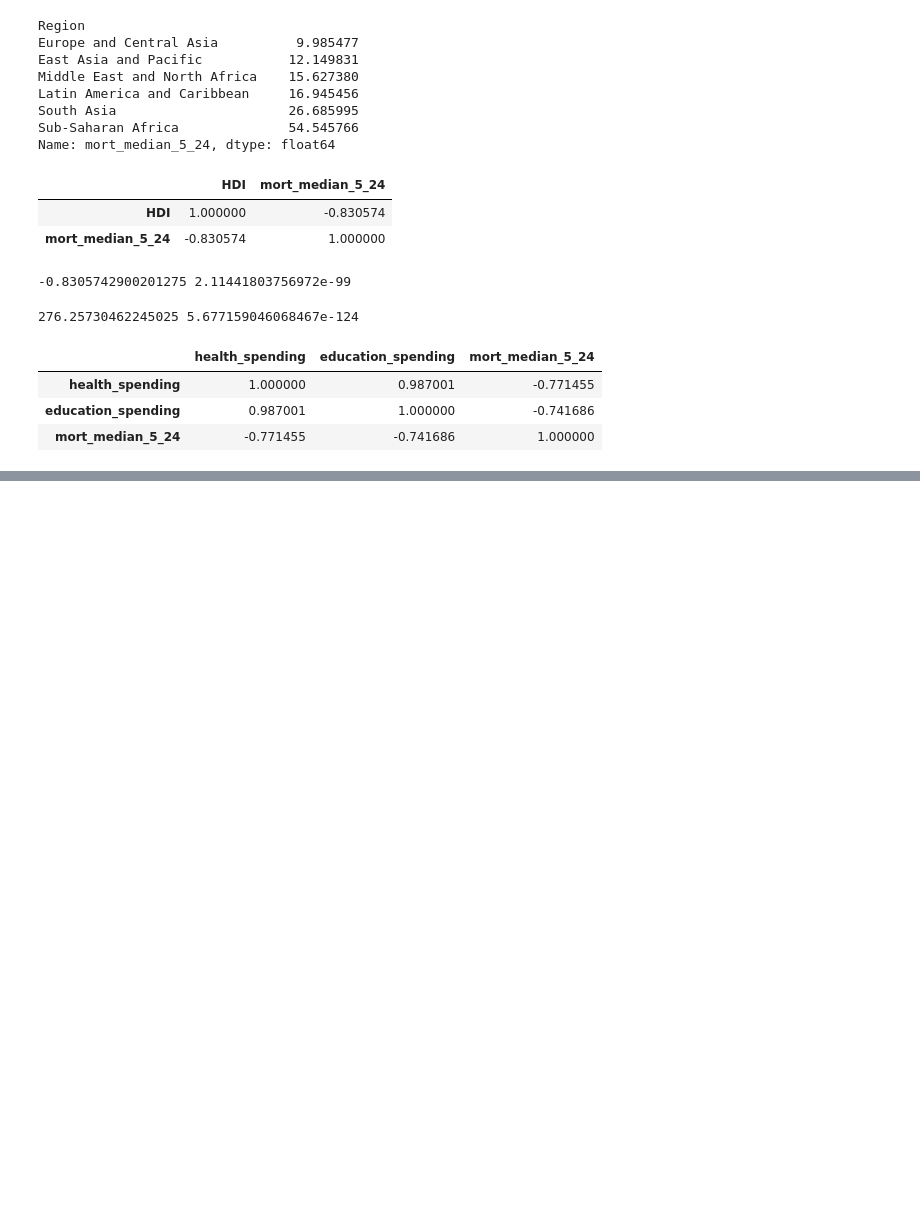
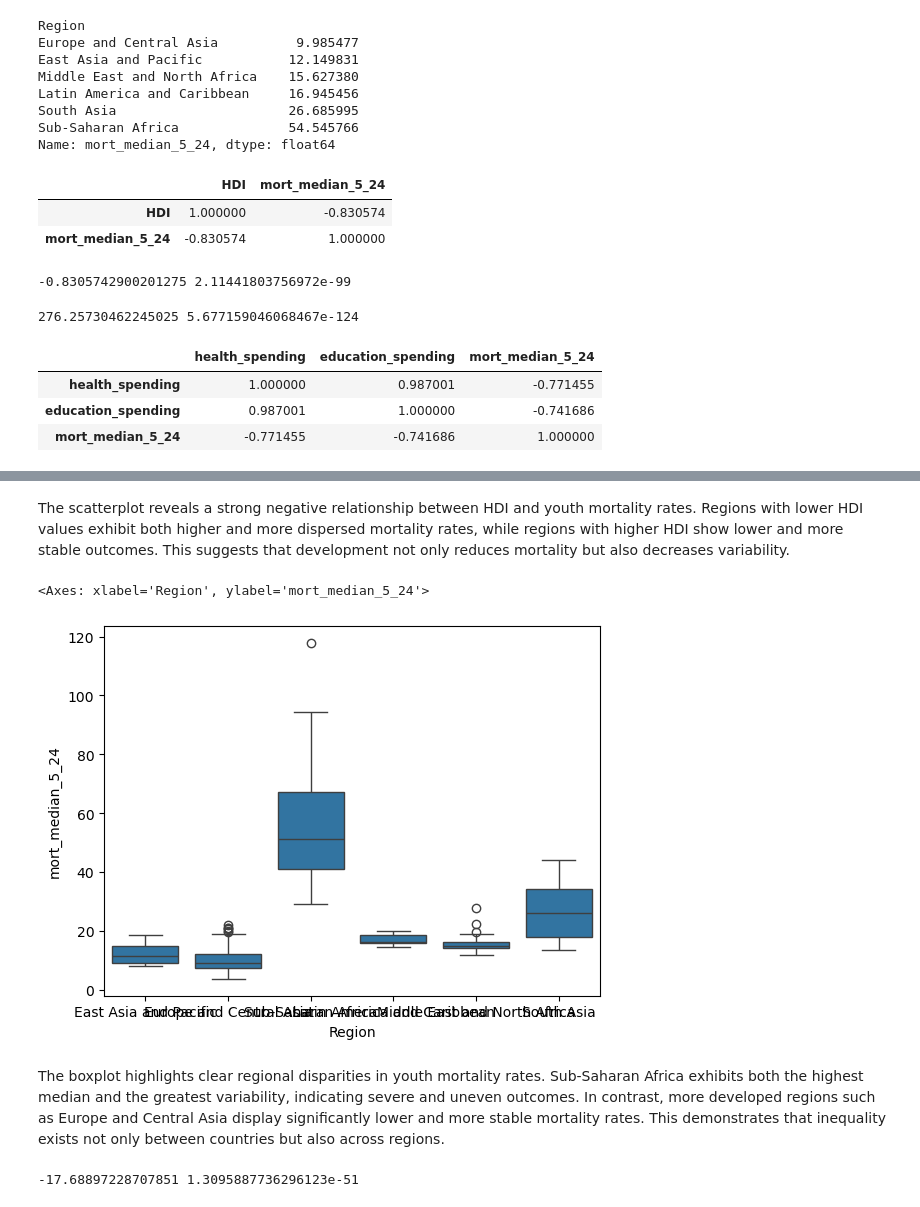
Before and after one commit to ecelule/dsa210project, a Jupyter notebook: project_basis.ipynb, the cells around one changed output, grey strips where cells are left out. Cells and saved outputs as stored; diff of their text form; code cells hidden in the pictures; blank space fills up the shorter version.

```diff
--- a/project_basis.ipynb
+++ b/project_basis.ipynb
@@ -294,0 +352,9 @@ df[["health_spending", "education_spending", "mort_median_5_24"]].corr()
+# %% [markdown]
+The scatterplot reveals a strong negative relationship between HDI and youth mortality rates. Regions with lower HDI values exhibit both higher and more dispersed mortality rates, while regions with higher HDI show lower and more stable outcomes. This suggests that development not only reduces mortality but also decreases variability.
+# %%
+sns.boxplot(data=df, x="Region", y="mort_median_5_24")
+# %% [output]
+<Axes: xlabel='Region', ylabel='mort_median_5_24'>
+[figure, added]
+# %% [markdown]
+The boxplot highlights clear regional disparities in youth mortality rates. Sub-Saharan Africa exhibits both the highest median and the greatest variability, indicating severe and uneven outcomes. In contrast, more developed regions such as Europe and Central Asia display significantly lower and more stable mortality rates. This demonstrates that inequality exists not only between countries but also across regions.
@@ -294,0 +365,11 @@ df[["health_spending", "education_spending", "mort_median_5_24"]].corr()
+# %%
+from scipy.stats import ttest_ind
+
+high = df[df["HDI_group"] == "High HDI"]["mort_median_5_24"]
+low = df[df["HDI_group"] == "Low HDI"]["mort_median_5_24"]
+
+t_stat, p_value = ttest_ind(high, low)
+
+print(t_stat, p_value)
+# %% [output]
+-17.68897228707851 1.3095887736296123e-51
```
Also changed, not shown: parts of 26 cells of this notebook.
